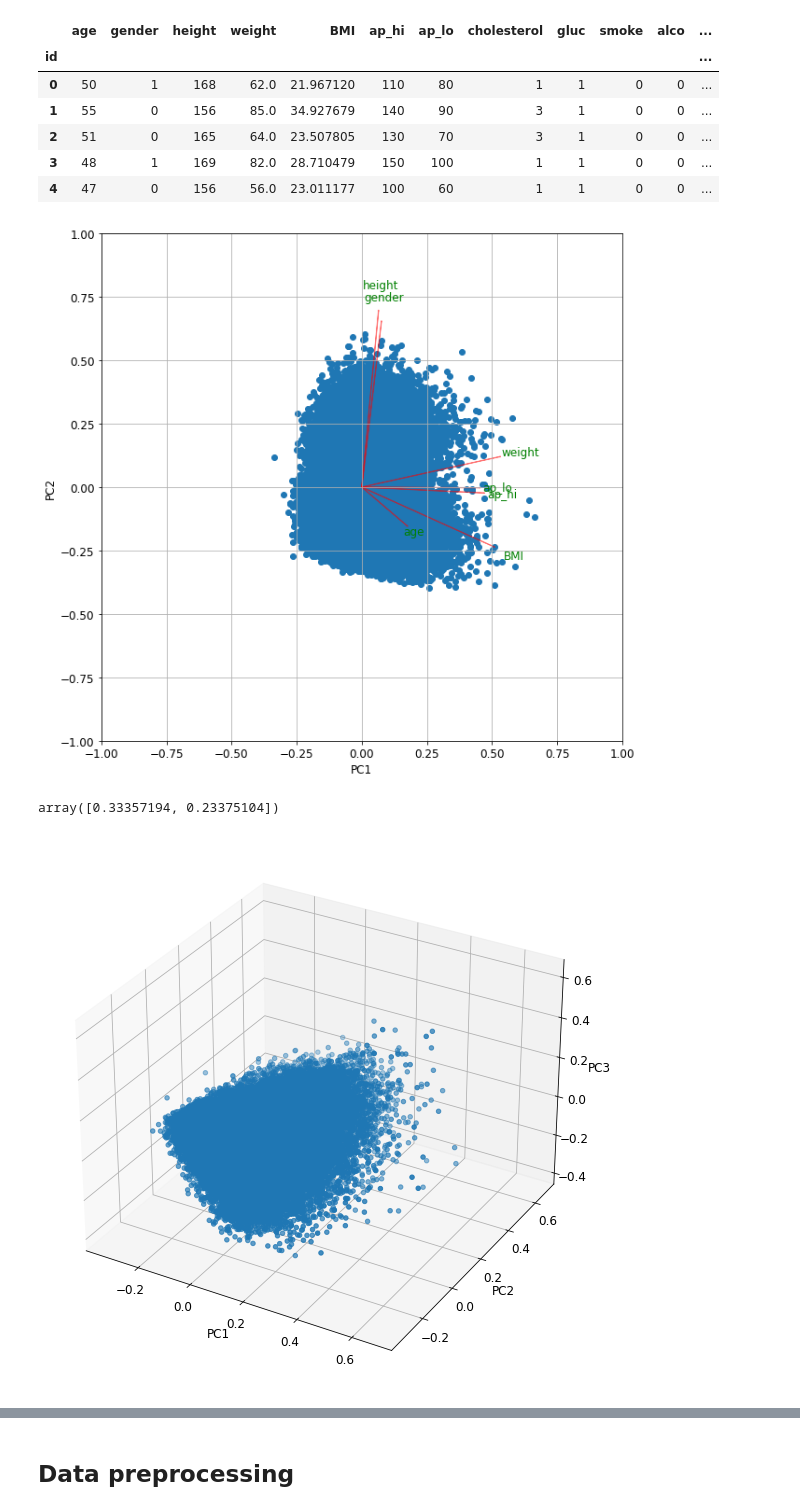
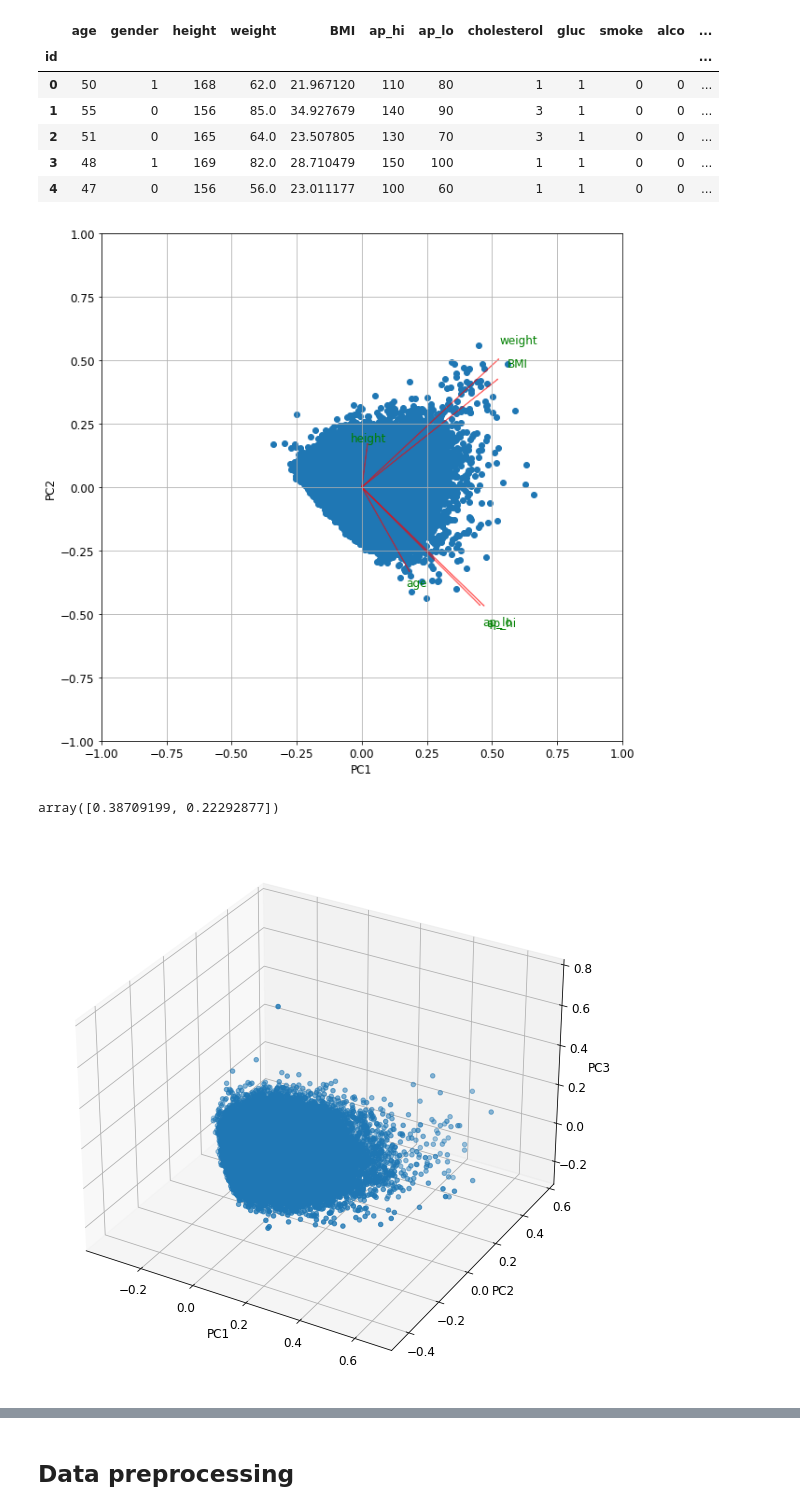
Before and after one commit to Giovo17/cardio-disease-analysis, a Jupyter notebook: cardio_disease_analysis.ipynb, the cells around one changed output, grey strips where cells are left out. Cells and saved outputs as stored; diff of their text form; code cells hidden in the pictures.

```diff
--- a/cardio_disease_analysis.ipynb
+++ b/cardio_disease_analysis.ipynb
@@ -114,9 +115,10 @@ df.head()
 # %% [markdown]
 Filter dataset by $BMI \geq 18.5$
 # %%
-df = df.loc[BMI >= 18.5]
+#df = df.loc[BMI >= 18.5]
 # %% [markdown]
 Search for duplicated rows
 # %%
 print("Duplicate rows: {}".format(df.duplicated().sum()))
+df = df.drop_duplicates()
 # %% [output]
@@ -507,13 +509,13 @@ df.head()
 | 4 | 47 | 0 | 156 | 56.0 | 23.011177 | 100 | 60 | 1 | 1 | 0 | 0 | ... |
 # %%
 scaler = StandardScaler()
-scaler.fit(df_cleaned[["age", "gender", "height", "weight", "BMI", "ap_hi", "ap_lo"]])
-df_1 = scaler.transform(df_cleaned[["age", "gender", "height", "weight", "BMI", "ap_hi", "ap_lo"]])
+scaler.fit(df_cleaned[["age", "height", "weight", "BMI", "ap_hi", "ap_lo"]])
+df_1 = scaler.transform(df_cleaned[["age", "height", "weight", "BMI", "ap_hi", "ap_lo"]])
 
 pca = PCA(n_components=2)
 df_1_reduced = pca.fit_transform(df_1)
 
-def biplot(score, coeff, labels=["age", "gender", "height", "weight", "BMI", "ap_hi", "ap_lo"]):
+def biplot(score, coeff, labels=["age", "height", "weight", "BMI", "ap_hi", "ap_lo"]):
     xs = score[:,0]
     ys = score[:,1]
     n = coeff.shape[0]
@@ -541,20 +543,20 @@ def biplot(score, coeff, labels=["age", "gender", "height", "weight", "BMI", "ap
 biplot(df_1_reduced[:,0:2], np.transpose(pca.components_[0:2, :]))
 plt.show()
 # %% [output]
-[figure, old version]
+[figure, new version]
 # %%
 display(pca.explained_variance_ratio_)
 # %% [output]
-array([0.33357194, 0.23375104])
+array([0.38709199, 0.22292877])
 # %%
 scaler = StandardScaler()
-scaler.fit(df_cleaned.loc[:, df_cleaned.columns!='cardio'])
-df_1 = scaler.transform(df_cleaned.loc[:, df_cleaned.columns!='cardio'])
+scaler.fit(df_cleaned[["age", "height", "weight", "BMI", "ap_hi", "ap_lo"]])
+df_1 = scaler.transform(df_cleaned[["age", "height", "weight", "BMI", "ap_hi", "ap_lo"]])
 
 pca = PCA(n_components=3)
 df_1_reduced = pca.fit_transform(df_1)
 
-def biplot(score, coeff, labels=["age", "gender", "height", "weight", "BMI", "ap_hi", "ap_lo", "cholesterol", "gluc", "smoke", "alco", "active"]):
+def biplot(score, coeff, labels=["age", "height", "weight", "BMI", "ap_hi", "ap_lo"]):
     xs = score[:,0]
     ys = score[:,1]
     zs = score[:,2]
@@ -563,34 +565,34 @@ def biplot(score, coeff, labels=["age", "gender", "height", "weight", "BMI", "ap
     scaley = 1.0/(ys.max() - ys.min())
     scalez = 1.0/(zs.max() - zs.min())
 
     fig = plt.figure()
     ax = fig.add_subplot(projection='3d')
     ax.scatter(xs * scalex, ys * scaley, zs * scalez)
     '''
     for i in range(n):
         plt.arrow(0, 0, coeff[i,0], coeff[i,1],color = 'r',alpha = 0.5)
         if labels is None:
             plt.text(coeff[i,0]* 1.15, coeff[i,1] * 1.15, coeff[i,2] * 1.15, "Var"+str(i+1), color = 'g', ha = 'center', va = 'center')
         else:
             plt.text(coeff[i,0]* 1.15, coeff[i,1] * 1.15, coeff[i,2] * 1.15, labels[i], color = 'g', ha = 'center', va = 'center')
 
 
     ax.xlim(-1,1)
     ax.ylim(-1,1)
     ax.zlim(-1,1)
     '''
 
     ax.set_xlabel("PC{}".format(1))
     ax.set_ylabel("PC{}".format(2))
     ax.set_zlabel("PC{}".format(3))
     ax.grid()
 
 #Call the function. Use only the 3 PCs.
 biplot(df_1_reduced[:,0:3], np.transpose(pca.components_[0:3, :]))
 
 plt.show()
 # %% [output]
-[figure, old version]
+[figure, new version]
 # %%
 display(pca.explained_variance_ratio_)
 # %% [output]
```
Also changed, not shown: parts of 51 cells of this notebook.
